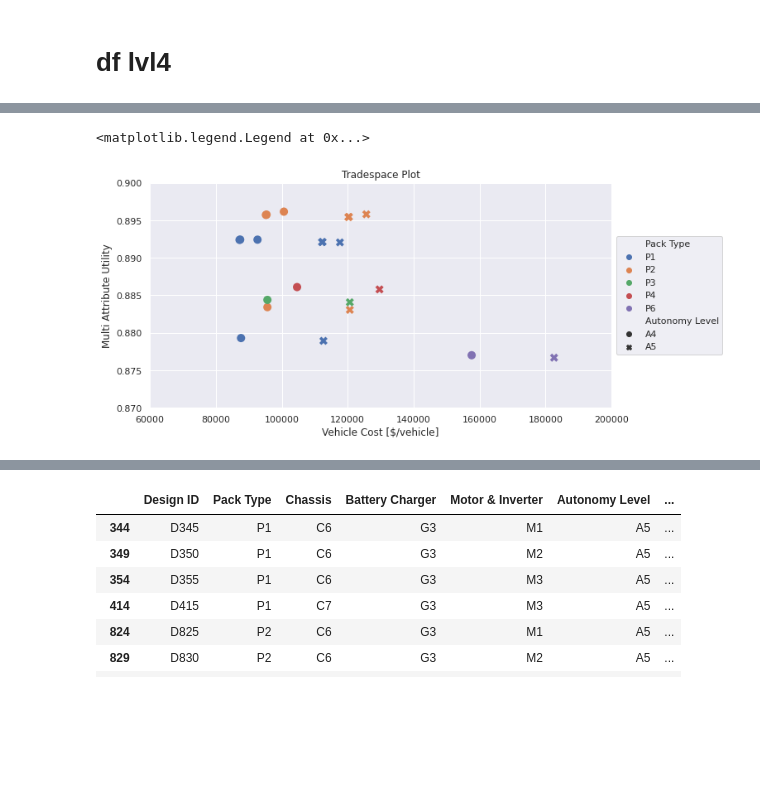
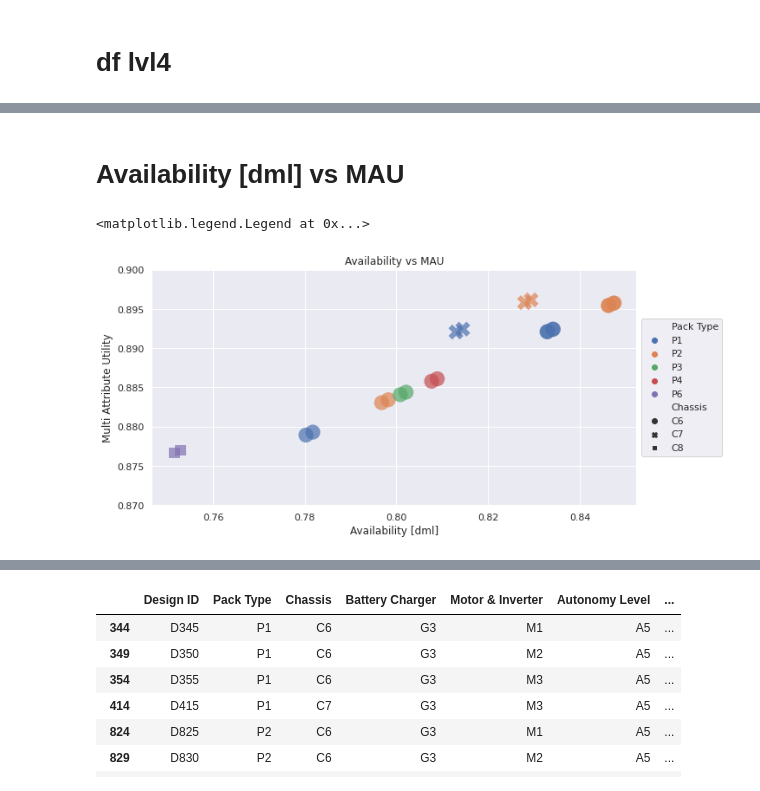
Before and after one commit to abdulelahsm/os4, a Jupyter notebook: design_data_eda.ipynb, the cells around one changed output, grey strips where cells are left out. Saved outputs shown, nothing was run; the diff lists cells and outputs as text; code cells hidden in the pictures; blank space fills up the shorter version.

```diff
--- a/design_data_eda.ipynb
+++ b/design_data_eda.ipynb
@@ -383,18 +423,21 @@ df_lvl4
+# %% [markdown]
+# Availability [dml] vs MAU
 # %%
 # Draw a scatter plot while assigning point colors and sizes to different
 # variables in the dataset
 f, ax = plt.subplots(figsize=(10, 5))
 sns.despine(f, left=True, bottom=True)
-g5 = sns.scatterplot(x="Vehicle Cost [$/vehicle]", y="Multi Attribute Utility",
-                hue="Pack Type", style="Autonomy Level", s=100,
+g5 = sns.scatterplot(x="Availability [dml]", y="Multi Attribute Utility",
+                hue="Pack Type", style="Chassis", s=300,
                 #palette="ch:r=-.2,d=.3_r",
-                sizes=(20, 200), linewidth=0,
+                sizes=(20, 200), linewidth=0, alpha=0.7,
                 legend="auto",
                 data=df_lvl4, ax=ax)
-g5.set_xlim(60000, 200000)
+#g5.set_xlim(60000, 200000)
+
 g5.set_ylim(0.87, 0.90)
-g5.set_title("Tradespace Plot")
+g5.set_title("Availability vs MAU")
 g5.legend(loc='center left', bbox_to_anchor=(1, 0.5), ncol=1)
 # %% [output]
 <matplotlib.legend.Legend at 0x...>
-[figure, old version]
+[figure, new version]
```
Also changed, not shown: parts of 9 cells of this notebook.
